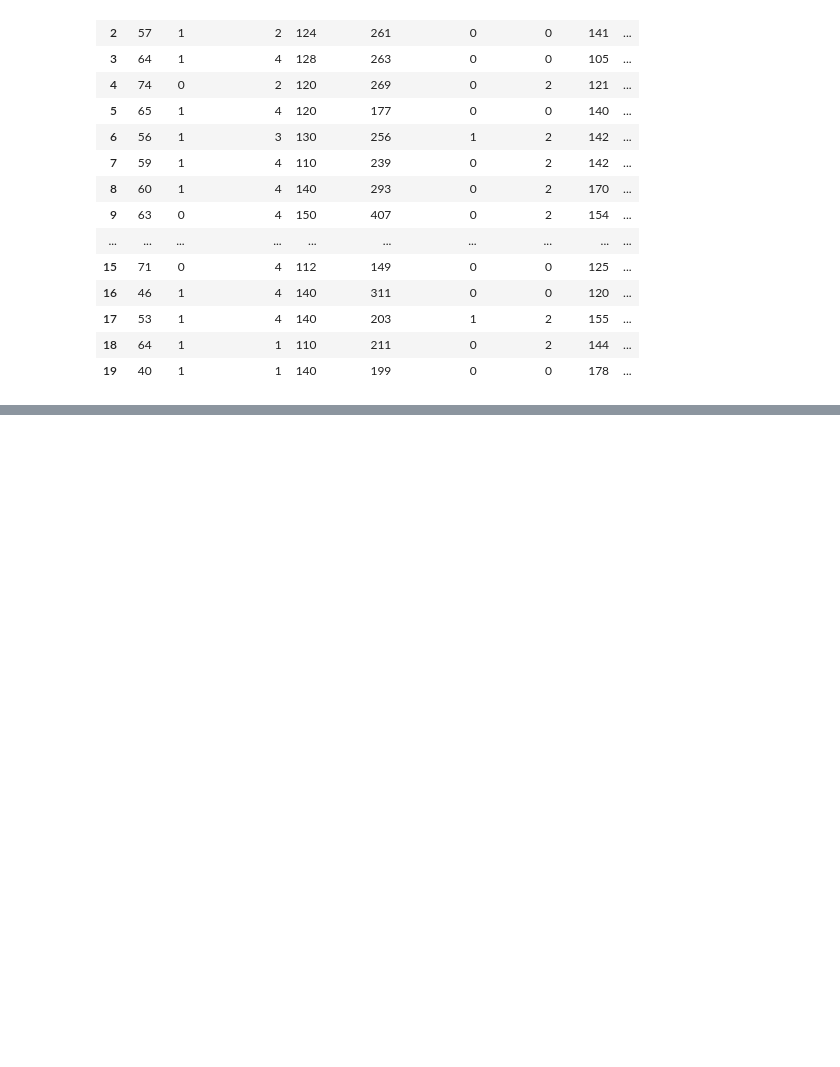
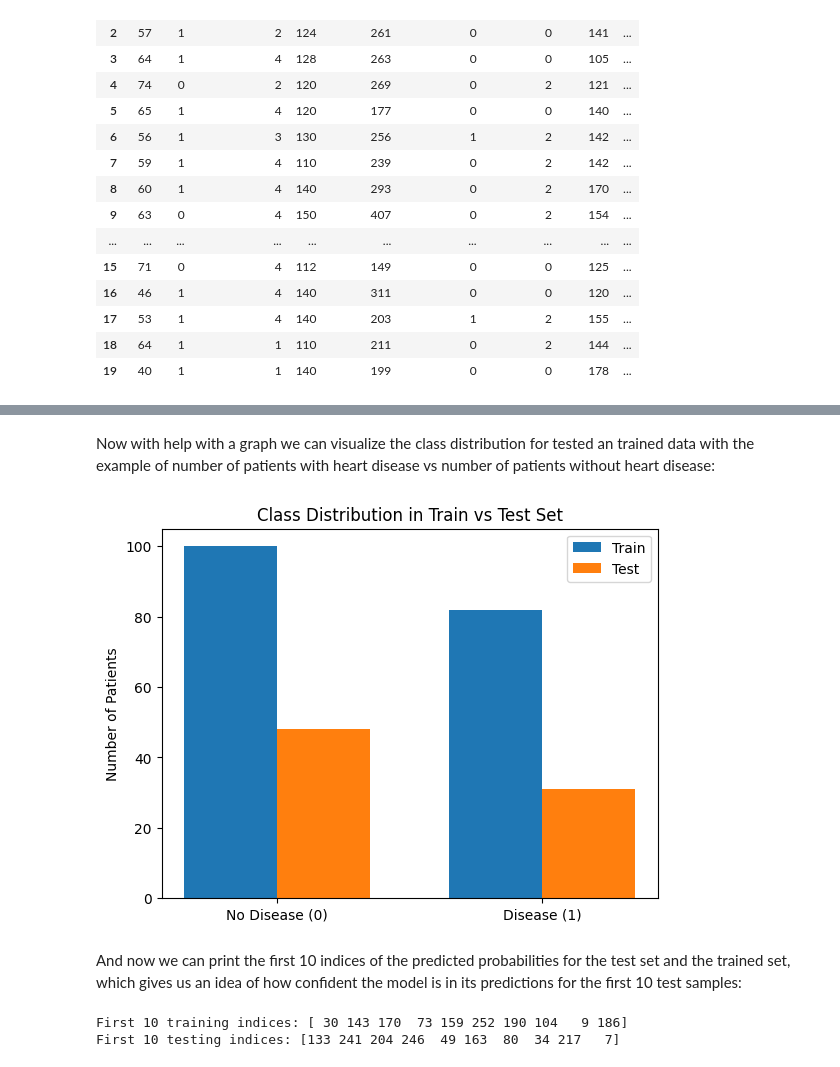
Before and after one commit to CamiloFdez/-Logistic-Regression-AREP-Lab2, a Jupyter notebook: Heart_Disease_Laboratory.ipynb, the cells around one changed output, grey strips where cells are left out. Drawn from its saved outputs; the diff is of its cells as text; code cells hidden in the pictures; blank space fills up the shorter version.

```diff
--- a/Heart_Disease_Laboratory.ipynb
+++ b/Heart_Disease_Laboratory.ipynb
@@ -72,0 +127,12 @@ df.head(20)
+# %%
+features = [
+    "Age",
+    "Cholesterol",
+    "BP",
+    "Max HR",
+    "ST depression",
+    "Number of vessels fluro"
+]
+
+X = df[features].values
+y = df["Heart Disease"].values.reshape(-1,1)
@@ -72,0 +147,12 @@ df.head(20)
+# %%
+np.random.seed(42)
+
+m = len(y)
+indices = np.random.permutation(m)
+
+train_size = int(0.7 * m)
+train_idx = indices[:train_size]
+test_idx = indices[train_size:]
+
+X_train, X_test = X_norm[train_idx], X_norm[test_idx]
+y_train, y_test = y[train_idx], y[test_idx]
@@ -72,0 +177,29 @@ df.head(20)
+# %% [markdown]
+Now with help with a graph we can visualize the class distribution for tested an trained data with the example of number of patients with heart disease vs number of patients without heart disease:
+# %%
+train_counts = pd.Series(y_train.flatten()).value_counts()
+test_counts = pd.Series(y_test.flatten()).value_counts()
+
+labels = ['No Disease (0)', 'Disease (1)']
+
+x = np.arange(len(labels))
+width = 0.35
+
+plt.bar(x - width/2, train_counts.sort_index(), width, label='Train')
+plt.bar(x + width/2, test_counts.sort_index(), width, label='Test')
+
+plt.xticks(x, labels)
+plt.ylabel("Number of Patients")
+plt.title("Class Distribution in Train vs Test Set")
+plt.legend()
+plt.show()
+# %% [output]
+[figure, added]
+# %% [markdown]
+And now we can print the first 10 indices of the predicted probabilities for the test set and the trained set, which gives us an idea of how confident the model is in its predictions for the first 10 test samples:
+# %%
+print("First 10 training indices:", train_idx[:10])
+print("First 10 testing indices:", test_idx[:10])
+# %% [output]
+First 10 training indices: [ 30 143 170  73 159 252 190 104   9 186]
+First 10 testing indices: [133 241 204 246  49 163  80  34 217   7]
```
Also changed, not shown: parts of 52 cells of this notebook, 8 other files.
